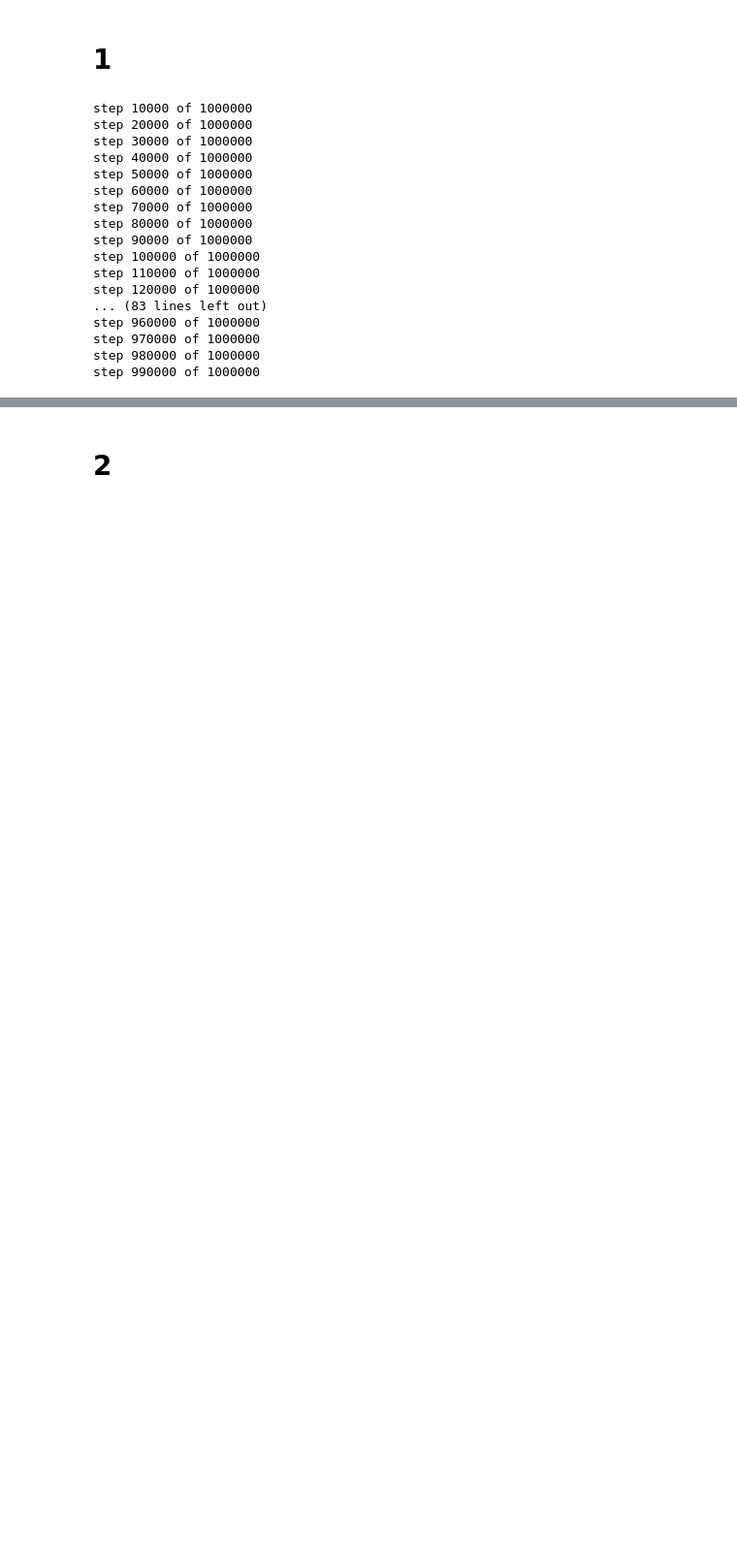
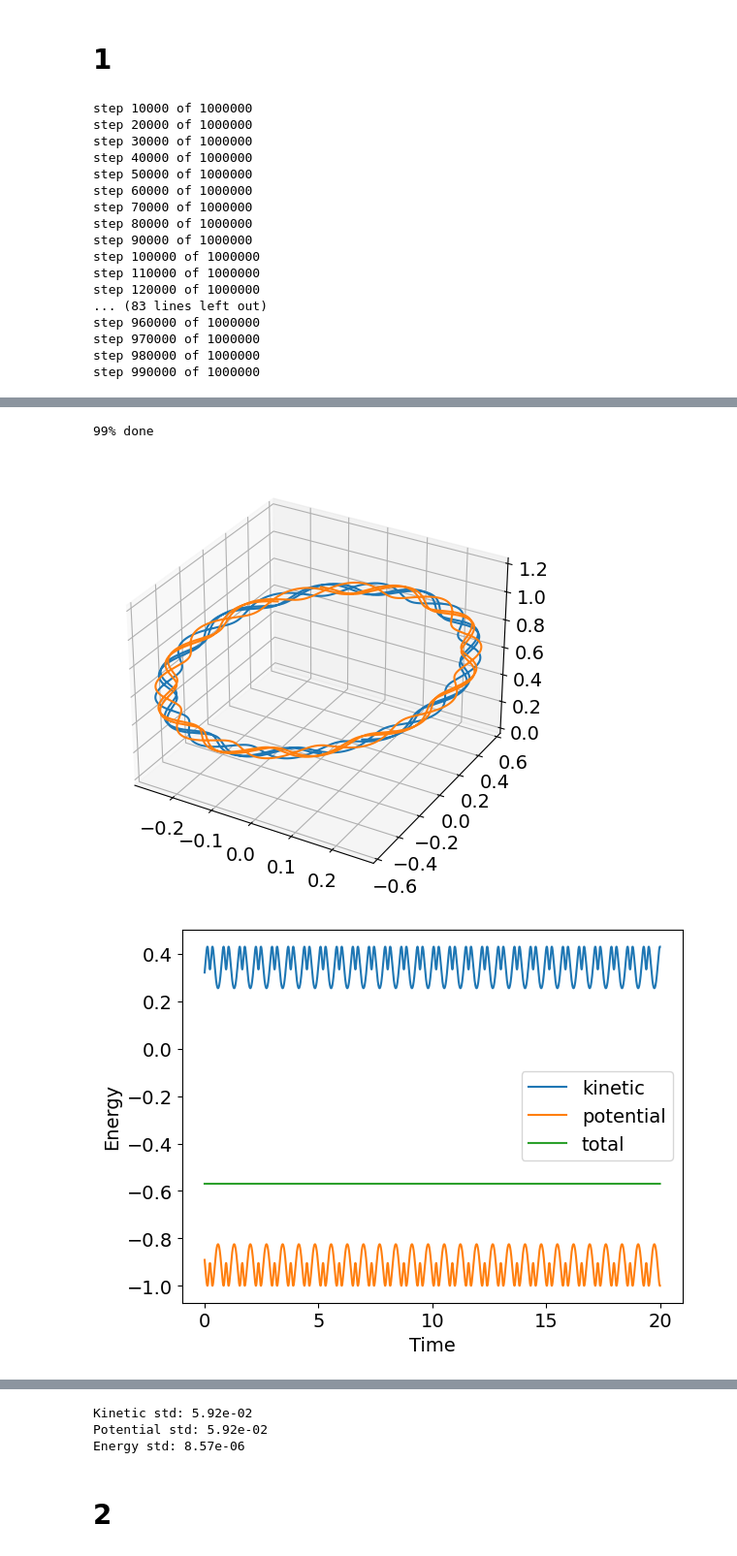
Before and after one commit to ThijsDrost/3MQ110_Multiscale_MolecularDynamics, a Jupyter notebook: Analysis.ipynb, the cells around one changed output, grey strips where cells are left out. Shown at 97% size. Drawn from its saved outputs; the diff is of its cells as text; code cells hidden in the pictures; blank space fills up the shorter version.

```diff
--- a/Analysis.ipynb
+++ b/Analysis.ipynb
@@ -5,7 +17,9 @@ from Simulator_new import Simulation
 # %% [markdown]
 # 1
 # %%
-result = Simulation.run(0, 2e1, int(1e6), 2, save_every=10)
+np.random.seed(584390)
+result = Simulation.run(t=2e1, steps=int(1e6), particles=2, save_every=10)
+result.save(dataloc('1.npz'))
 # %% [output]
 step 10000 of 1000000
 step 20000 of 1000000
@@ -51,0 +41,60 @@ plt.show()
+# %%
+np.random.seed(584390)
+result = Simulation.run(t=2e2, steps=int(1e7), particles=2, save_every=10)
+result.save(dataloc('1_1.npz'))
+# %% [output]
+99% done
+# %%
+result = Simulation.read(dataloc('1.npz'))
+result.plot()
+plt.tight_layout()
+plt.savefig(imloc('3_1_3Dplot.png'))
+
+result.plot_energy()
+plt.tight_layout()
+plt.savefig(imloc('3_1_energy.png'))
+loc = result.total_particle_locations
+
+plt.figure()
+plt.plot(result.save_times, loc[:, 0, 0], 'C0', linestyle='dotted', label='x1')
+plt.plot(result.save_times, loc[:, 0, 1], 'C0--', label='y1')
+plt.plot(result.save_times, loc[:, 0, 2], 'C0-', label='z1')
+plt.plot(result.save_times, loc[:, 1, 0], 'C1', linestyle='dotted', label='x2')
+plt.plot(result.save_times, loc[:, 1, 1], 'C1--', label='y2')
+plt.plot(result.save_times, loc[:, 1, 2], 'C1-', label='z2')
+plt.xlabel('time')
+plt.legend(loc='center left', bbox_to_anchor=(1, 0.5))
+plt.tight_layout()
+plt.savefig(imloc('3_1_coordinates.png'))
+plt.show()
+
+plt.figure()
+plt.plot(result.save_times, result.total_energy, 'C2-')
+plt.xlabel('Time')
+plt.ylabel('Energy')
+plt.tight_layout()
+plt.savefig(imloc('3_1_totalenergy.png'))
+plt.show()
+
+result2 = Simulation.read(dataloc('1_1.npz'))
+plt.figure()
+plt.scatter(result2.total_particle_locations[:, 0, 0], result2.total_particle_velocities[:, 0, 0], s=0.001)
+plt.scatter(result2.total_particle_locations[:, 0, 1], result2.total_particle_velocities[:, 0, 1], s=0.001)
+plt.scatter(result2.total_particle_locations[:, 0, 2], result2.total_particle_velocities[:, 0, 2], s=0.001)
+plt.xlabel('location')
+plt.ylabel('velocity')
+lines = [mpl.lines.Line2D([0], [0], marker='.', linewidth=0, color='C0'), mpl.lines.Line2D([0], [0], marker='.', linewidth=0, color='C1'), mpl.lines.Line2D([0], [0], marker='.', linewidth=0, color='C2')]
+plt.legend(lines, ['x', 'y', 'z'], loc='lower left')
+plt.tight_layout()
+plt.savefig(imloc('3_1_poicare.png'))
+plt.show()
+
+energy_std = np.std(result.total_energy)
+potential_std = np.std(result.potential)
+kinetic_std = np.std(result.kinetic)
+print(f'Kinetic std: {kinetic_std:.2e}')
+print(f'Potential std: {potential_std:.2e}')
+print(f'Energy std: {energy_std:.2e}')
+# %% [output]
+[figure, added]
+[figure, added]
@@ -52,2 +104,5 @@ plt.show()
+Kinetic std: 5.92e-02
+Potential std: 5.92e-02
+Energy std: 8.57e-06
 # %% [markdown]
 # 2
```
Also changed, not shown: parts of 20 cells of this notebook, 2 other files.
